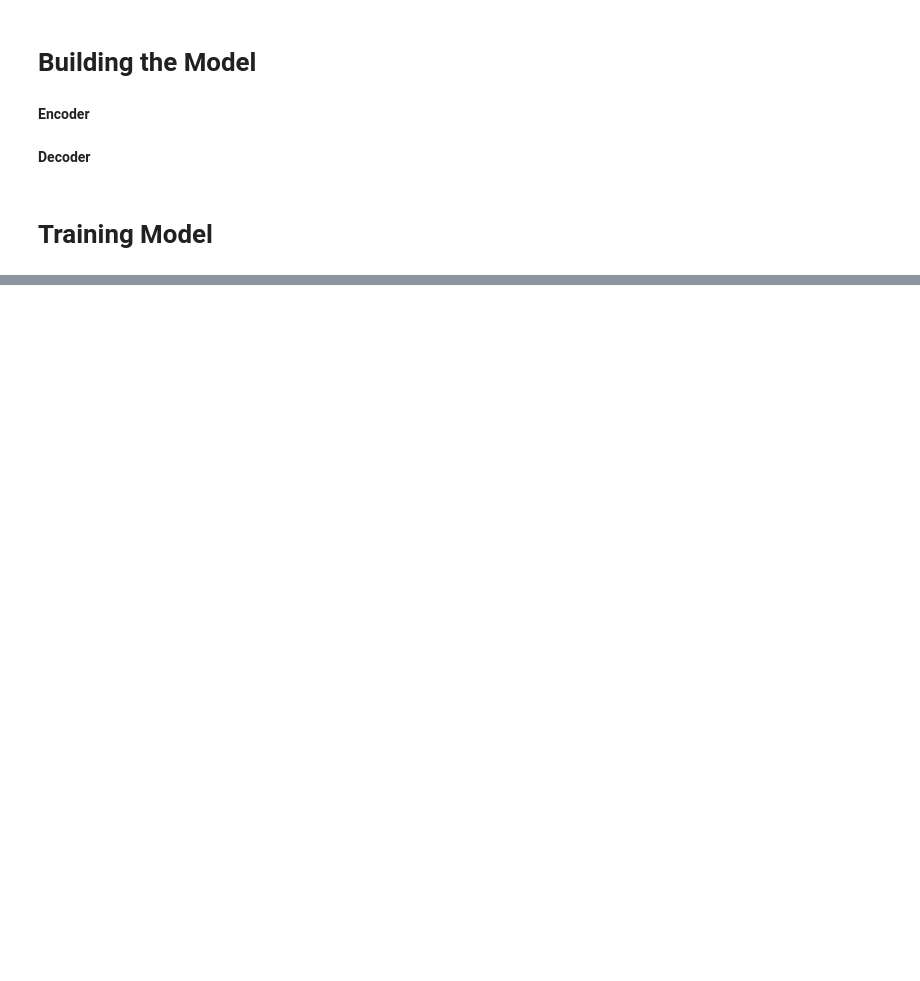
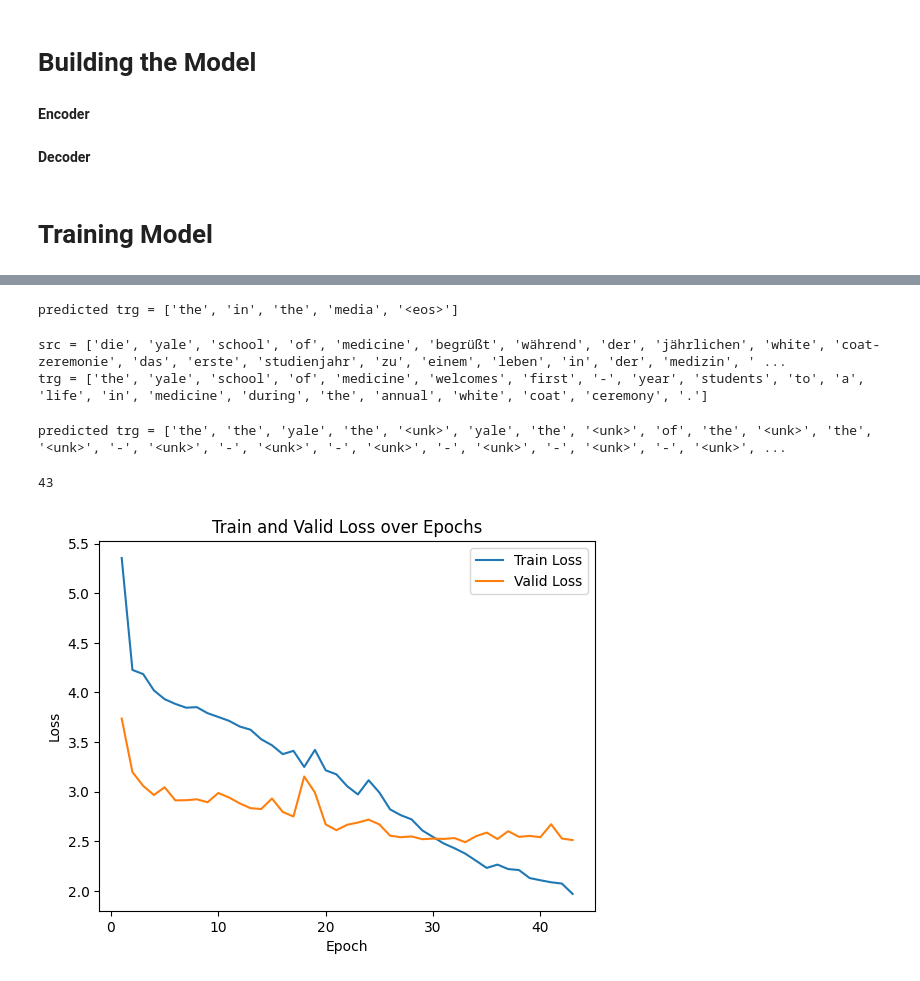
Before and after one commit to Iftiaz-Ahmed/Ger2Eng_Translation, a Jupyter notebook: Yale_University_Translation[de,_en].ipynb, the cells around one changed output, grey strips where cells are left out. Drawn from its saved outputs; the diff is of its cells as text; code cells hidden in the pictures; blank space fills up the shorter version.

```diff
--- a/Yale_University_Translation[de,_en].ipynb
+++ b/Yale_University_Translation[de,_en].ipynb
@@ -725,0 +734,32 @@ Epoch: 50 | Time: 0m 3s
+# %%
+N_EPOCHS = 100
+CLIP = 1
+PATIENCE = 10  # number of epochs to wait before stopping if validation loss doesn't improve
+best_valid_loss = float('inf')
+trainLoss = []
+validLoss = []
+no_improvement_count = 0  # number of epochs since validation loss improved
+
+for epoch in range(N_EPOCHS):
+    start_time = time.time()
+    train_loss = train(model, train_iterator, optimizer, criterion, CLIP)
+    valid_loss = evaluate(model, valid_iterator, criterion)
+    trainLoss.append(train_loss)
+    validLoss.append(valid_loss)
+    end_time = time.time()
+
+    epoch_mins, epoch_secs = epoch_time(start_time, end_time)
+
+    if valid_loss < best_valid_loss:
+        best_valid_loss = valid_loss
+        torch.save(model.state_dict(), path)
+        no_improvement_count = 0
+    else:
+        no_improvement_count += 1
+        if no_improvement_count >= PATIENCE:
+            print(f'Validation loss hasn\'t improved for {PATIENCE} epochs. Stopping early.')
+            break
+
+    print(f'Epoch: {epoch+1:02} | Time: {epoch_mins}m {epoch_secs}s')
+    print(f'\tTrain Loss: {train_loss:.3f} | Train PPL: {math.exp(train_loss):7.3f}')
+    print(f'\t Val. Loss: {valid_loss:.3f} |  Val. PPL: {math.exp(valid_loss):7.3f}')
@@ -733,0 +865,42 @@ print(f'| Test Loss: {test_loss:.3f} | Test PPL: {math.exp(test_loss):7.3f} |')
+# %%
+translation, attention = translate_sentence(src, SRC, TRG, model, device)
+
+print(f'predicted trg = {translation}')
+# %% [output]
+predicted trg = ['the', 'in', 'the', 'media', '<eos>']
+# %%
+example_idx = 40
+
+src = vars(train_data.examples[example_idx])['src']
+trg = vars(train_data.examples[example_idx])['trg']
+
+print(f'src = {src}')
+print(f'trg = {trg}')
+# %% [output]
+src = ['die', 'yale', 'school', 'of', 'medicine', 'begrüßt', 'während', 'der', 'jährlichen', 'white', 'coat-zeremonie', 'das', 'erste', 'studienjahr', 'zu', 'einem', 'leben', 'in', 'der', 'medizin', ' ...
+trg = ['the', 'yale', 'school', 'of', 'medicine', 'welcomes', 'first', '-', 'year', 'students', 'to', 'a', 'life', 'in', 'medicine', 'during', 'the', 'annual', 'white', 'coat', 'ceremony', '.']
+# %%
+translation, attention = translate_sentence(src, SRC, TRG, model, device)
+
+print(f'predicted trg = {translation}')
+# %% [output]
+predicted trg = ['the', 'the', 'yale', 'the', '<unk>', 'yale', 'the', '<unk>', 'of', 'the', '<unk>', 'the', '<unk>', '-', '<unk>', '-', '<unk>', '-', '<unk>', '-', '<unk>', '-', '<unk>', '-', '<unk>', ...
+# %%
+len(trainLoss)
+# %% [output]
+43
+# %%
+# Plot the train loss and valid loss over epochs
+plt.plot(range(1, len(trainLoss)+1), trainLoss, label='Train Loss')
+plt.plot(range(1, len(trainLoss)+1), validLoss, label='Valid Loss')
+
+# Set the axis labels and title
+plt.xlabel('Epoch')
+plt.ylabel('Loss')
+plt.title('Train and Valid Loss over Epochs')
+
+# Add the legend and show the plot
+plt.legend()
+plt.show()
+# %% [output]
+[figure, added]
```
Also changed, not shown: parts of 29 cells of this notebook.
